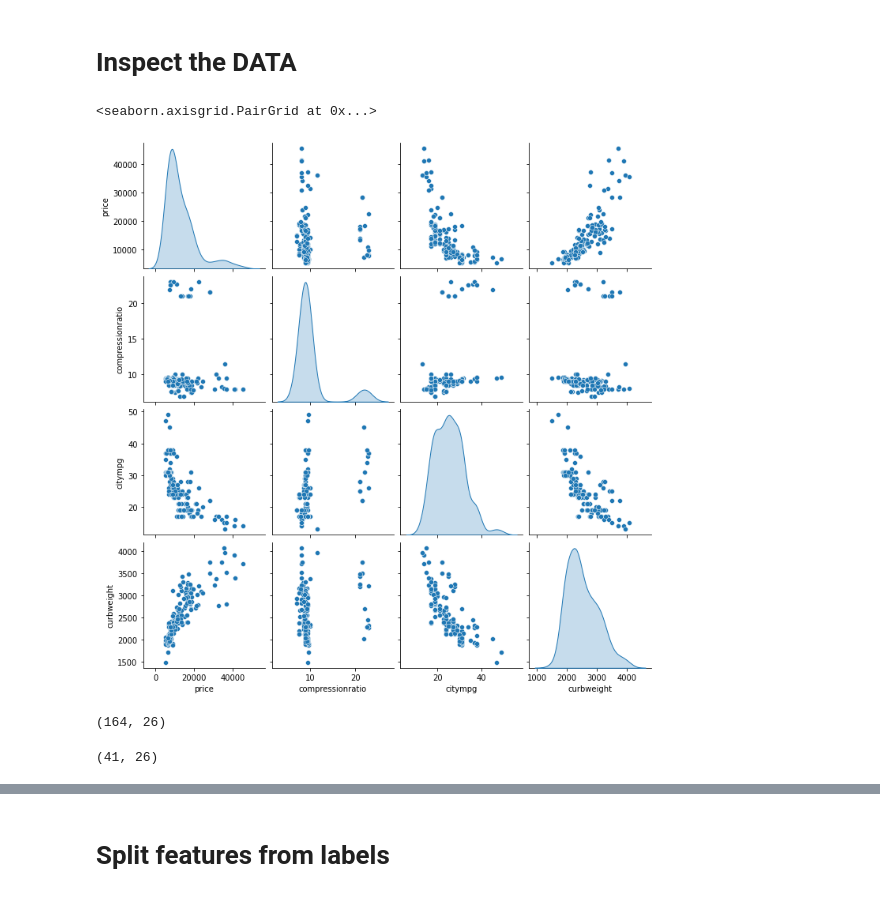
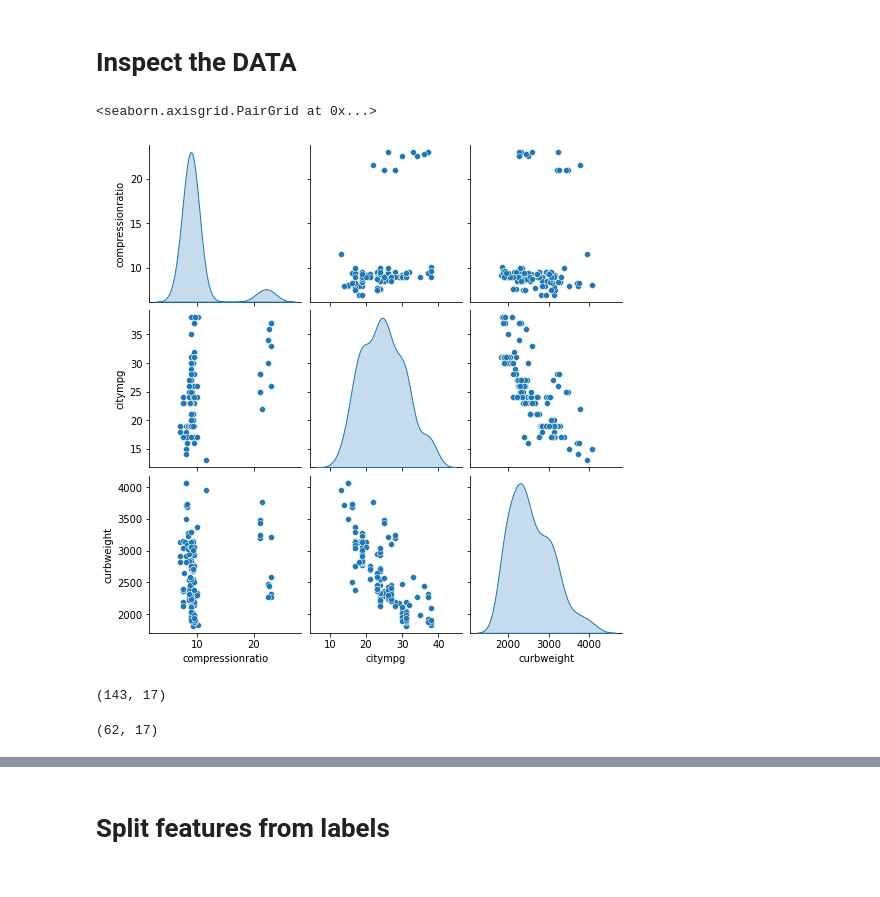
Before and after one commit to Hani1-2/DeepLearningAssignmnt, a Jupyter notebook: CarPricePrediction.ipynb, the cells around one changed output, grey strips where cells are left out. Saved outputs shown, nothing was run; the diff lists cells and outputs as text; code cells hidden in the pictures.

```diff
--- a/CarPricePrediction.ipynb
+++ b/CarPricePrediction.ipynb
@@ -100,3 +90,16 @@ memory usage: 41.8+ KB
+# %%
+from sklearn.preprocessing import LabelEncoder
+labelencoder = LabelEncoder()
+cars['aspiration'] = labelencoder.fit_transform(cars['aspiration'])
+cars['carbody'] = labelencoder.fit_transform(cars['carbody'])
+#cars['cylindernumber'] = labelencoder.fit_transform(cars['cylindernumber'])
+cars['enginetype'] = labelencoder.fit_transform(cars['enginetype'])
+cars['enginelocation'] = labelencoder.fit_transform(cars['enginelocation'])
+cars['drivewheel'] = labelencoder.fit_transform(cars['drivewheel'])
+#cars['CarName'] = labelencoder.fit_transform(cars['CarName'])
+#cars['fueltype'] = labelencoder.fit_transform(cars['fueltype'])
+cars['fuelsystem'] = labelencoder.fit_transform(cars['fuelsystem'])
+cars['doornumber'] = labelencoder.fit_transform(cars['doornumber'])
 # %% [markdown]
  **Step : 2**
 
@@ -121,9 +124,3 @@ citympg             False
 highwaympg          False
 price               False
 dtype: bool
-# %%
-#Splitting company name from CarName column
-CompanyName = cars['CarName'].apply(lambda x : x.split(' ')[0])
-cars.insert(3,"CompanyName",CompanyName)
-cars.drop(['CarName'],axis=1,inplace=True)
-cars.head()
@@ -136,0 +143,2 @@ cars.head()
+# %%
+cars1 = cars.drop(columns=['aspiration','cylindernumber','enginetype','carbody','CarName','fueltype','fuelsystem','doornumber'])
@@ -248,16 +257,21 @@ train_dataset.head()
+# %%
+x = (cars1.loc[:, cars1.columns != 'price'])
+y = (cars1.loc[:, cars1.columns == 'price'])
+from sklearn.model_selection import train_test_split
+x_train, x_test, y_train, y_test = train_test_split(x,y, test_size=0.3, random_state=42)
 # %% [markdown]
 # Inspect the DATA
 # %%
-sns.pairplot(train_dataset[['price','compressionratio','citympg','curbweight']], diag_kind="kde")
+sns.pairplot(x_train[['compressionratio','citympg','curbweight']], diag_kind="kde")
 # %% [output]
 <seaborn.axisgrid.PairGrid at 0x...>
-[figure, old version]
+[figure, new version]
 # %%
-train_dataset.shape
+x_train.shape
 # %% [output]
-(164, 26)
+(143, 17)
 # %%
-test_dataset.shape
+x_test.shape
 # %% [output]
-(41, 26)
+(62, 17)
 # %%
```
Also changed, not shown: parts of 29 cells of this notebook.
